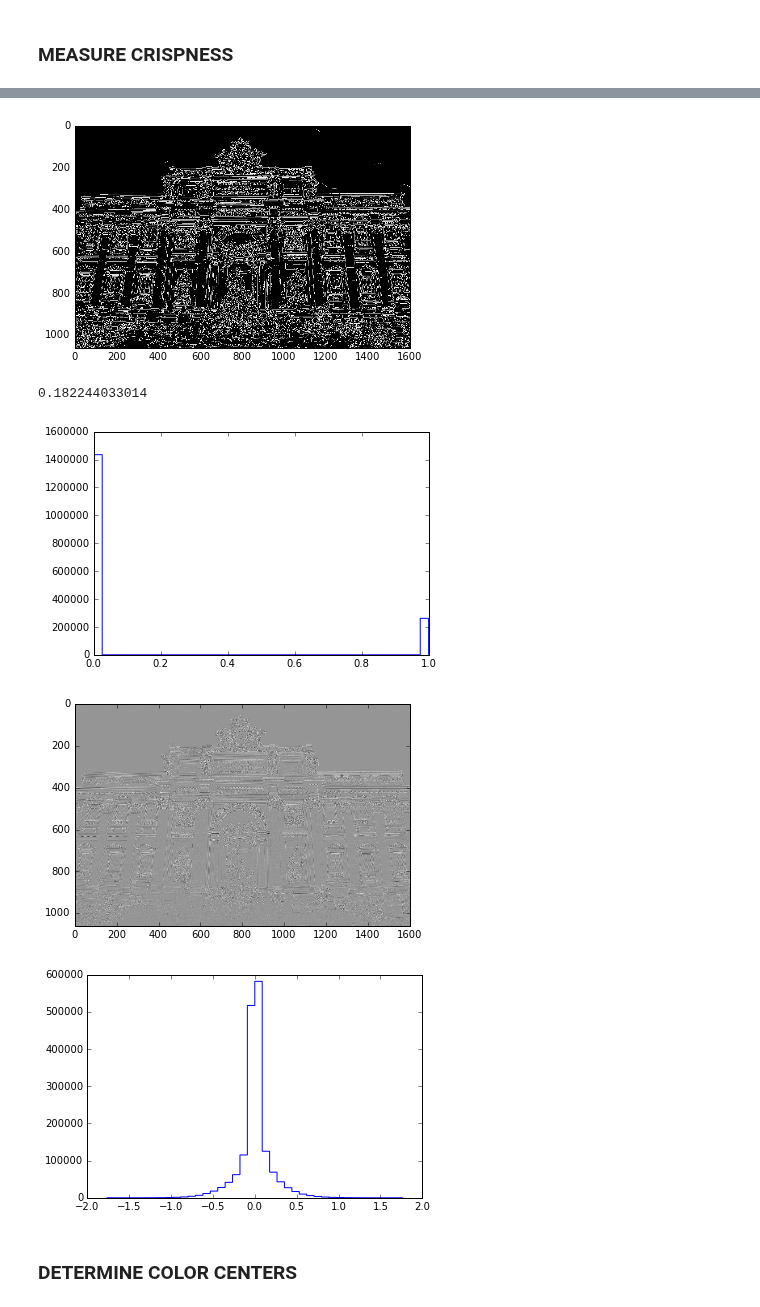
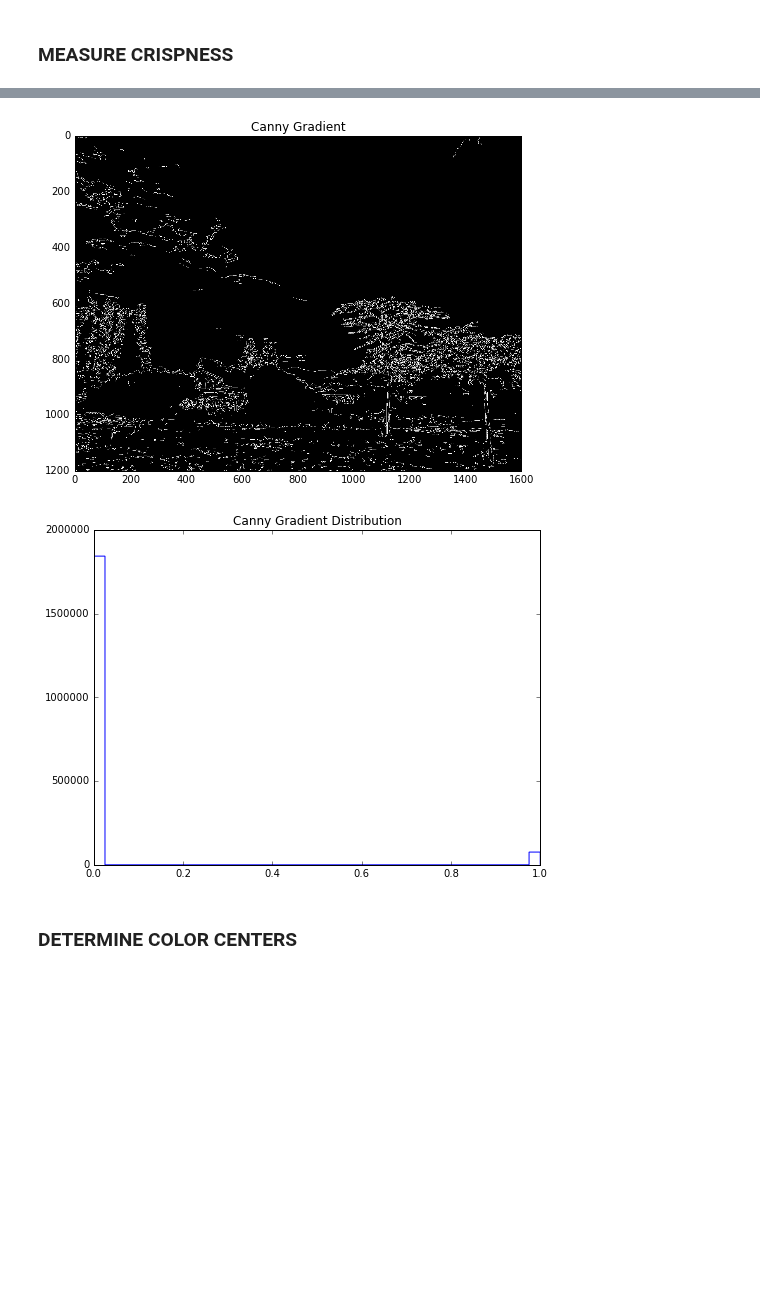
Before and after one commit to MPMakris/Photo_Pro, a Jupyter notebook: notebooks/Demonstrate Featurization.ipynb, the cells around one changed output, grey strips where cells are left out. Saved outputs shown, nothing was run; the diff lists cells and outputs as text; code cells hidden in the pictures; blank space fills up the shorter version.

Commit message:
presentation visuals

```diff
--- a/notebooks/Demonstrate Featurization.ipynb
+++ b/notebooks/Demonstrate Featurization.ipynb
@@ -10,6 +11,10 @@ import matplotlib.pyplot as plt
 from common.img_data_functions import read_image
 from copy import copy
 from mpl_toolkits.mplot3d import Axes3D
+# %%
+name = np.random.choice(np.array(os.listdir('../data/images/LANDSCAPE')), 1)[0]
+# %%
+name_simple = name[:name.find('.jpg')]
 # %% [markdown]
 ### Load Image
 # %%
@@ -38,21 +50,16 @@ plt.show()
+# %%
+plt.figure(figsize=(8,6))
+test2 = feature.canny(image_array_grey_scaled, sigma=1)
+plt.imshow(test2, cmap="Greys_r")
+plt.title("Canny Gradient")
+plt.savefig('visuals/{}_canny.jpg'.format(name_simple))
+# %% [output]
+[figure, added]
 # %%
-test2 = feature.canny(image_array_grey_scaled, sigma=1)
-plt.imshow(test2, cmap="Greys_r")
-plt.show()
-print np.sum(test2 == True)/float(np.sum(test2 == False))
+# print np.sum(test2 == True)/float(np.sum(test2 == False))
+plt.figure(figsize=(8,6))
+plt.title("Canny Gradient Distribution")
 plt.hist(test2.flatten(), bins=40, histtype='step')
-plt.show()
+plt.savefig('visuals/{}_canny_dist.jpg'.format(name_simple))
 # %% [output]
-[figure, old version]
+[figure, new version]
-0.182244033014
-[figure, removed]
-# %%
-test5 = filters.laplace(image_array_grey_scaled, ksize=3)
-plt.imshow(test5, cmap="Greys_r")
-plt.show()
-test5.var()
-plt.hist(test5.flatten(), bins=40, histtype='step')
-plt.show()
-# %% [output]
-[figure, removed]
-[figure, removed]
```
Also changed, not shown: parts of 18 cells of this notebook, 26 other files.
